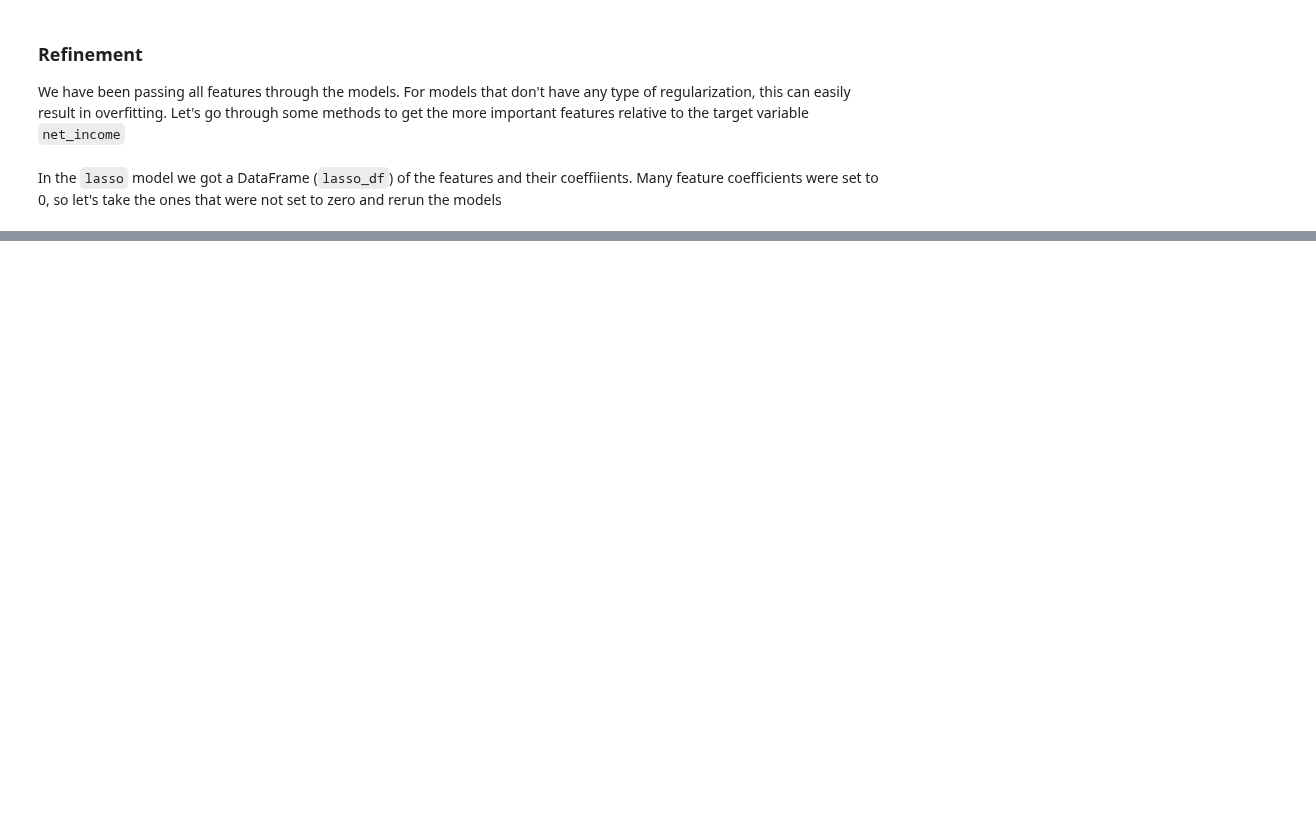
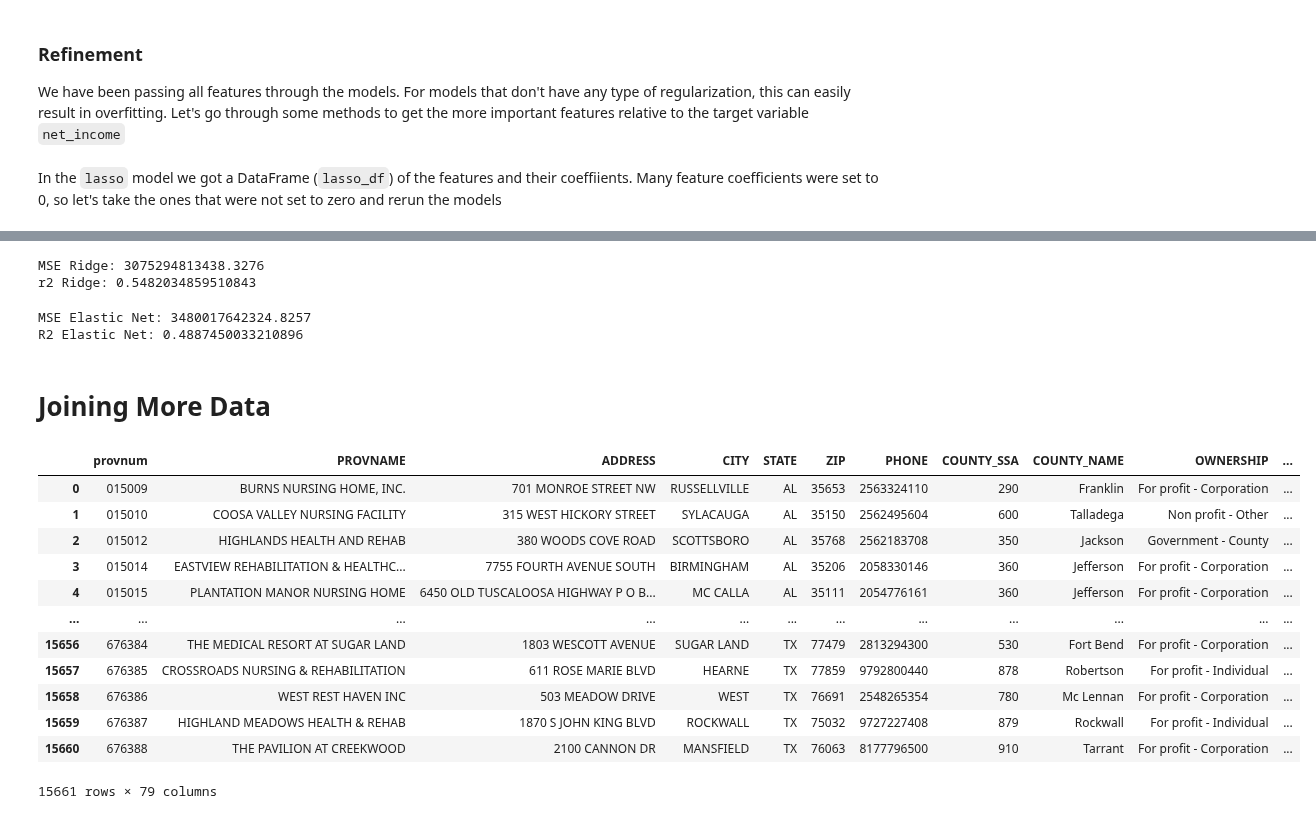
Before and after one commit to Musiik-fn/620-Project-Codebase, a Jupyter notebook: Codebase/620ProjectWhiteboard.ipynb, the cells around one changed output, grey strips where cells are left out. Drawn from its saved outputs; the diff is of its cells as text; code cells hidden in the pictures; blank space fills up the shorter version.

Commit message:
joining data section started

```diff
--- a/Codebase/620ProjectWhiteboard.ipynb
+++ b/Codebase/620ProjectWhiteboard.ipynb
@@ -820,0 +864,50 @@ Name: Feature, Length: 107, dtype: object
+# %%
+
+from sklearn.linear_model import Ridge
+ridge_model = Ridge(alpha = 20000)
+ridge_model.fit(X_train, y_train)
+y_pred_ridge = ridge_model.predict(X_test)
+mse_ridge = mean_squared_error(y_test, y_pred_ridge)
+r2_ridge = r2_score(y_test, y_pred_ridge)
+
+print(f'MSE Ridge: {mse_ridge}')
+print(f'r2 Ridge: {r2_ridge}')
+# print(f'Coefficients: {ridge_model.coef_}')
+# %% [output]
+MSE Ridge: 3075294813438.3276
+r2 Ridge: 0.5482034859510843
+# %%
+
+from sklearn.linear_model import ElasticNet
+
+elastic_net_model = ElasticNet(alpha=1.0, l1_ratio=0.5)
+elastic_net_model.fit(X_train, y_train)
+y_pred_en = elastic_net_model.predict(X_test)
+mse_en = mean_squared_error(y_test, y_pred_en)
+r2_en = r2_score(y_test, y_pred_en)
+
+print(f'MSE Elastic Net: {mse_en}')
+print(f'R2 Elastic Net: {r2_en}')
+# %% [output]
+MSE Elastic Net: 3480017642324.8257
+R2 Elastic Net: 0.4887450033210896
+# %% [markdown]
+# Joining More Data
+# %%
+providerInfo_df = pd.read_csv('/Users/josh/Library/CloudStorage/OneDrive-Personal/Desktop Files/Textbooks and Syllabi/CSUN Semester 6/BANA 620/Project/Data/ProviderInfo_2015.csv')
+
+providerInfo_df
+# %% [output]
+|  | provnum | PROVNAME | ADDRESS | CITY | STATE | ZIP | PHONE | COUNTY_SSA | COUNTY_NAME | OWNERSHIP | ... |
+| 0 | 015009 | BURNS NURSING HOME, INC. | 701 MONROE STREET NW | RUSSELLVILLE | AL | 35653 | 2563324110 | 290 | Franklin | For profit - Corporation | ... |
+| 1 | 015010 | COOSA VALLEY NURSING FACILITY | 315 WEST HICKORY STREET | SYLACAUGA | AL | 35150 | 2562495604 | 600 | Talladega | Non profit - Other | ... |
+| 2 | 015012 | HIGHLANDS HEALTH AND REHAB | 380 WOODS COVE ROAD | SCOTTSBORO | AL | 35768 | 2562183708 | 350 | Jackson | Government - County | ... |
+| 3 | 015014 | EASTVIEW REHABILITATION & HEALTHC... | 7755 FOURTH AVENUE SOUTH | BIRMINGHAM | AL | 35206 | 2058330146 | 360 | Jefferson | For profit - Corporation | ... |
+| 4 | 015015 | PLANTATION MANOR NURSING HOME | 6450 OLD TUSCALOOSA HIGHWAY P O B... | MC CALLA | AL | 35111 | 2054776161 | 360 | Jefferson | For profit - Corporation | ... |
+| ... | ... | ... | ... | ... | ... | ... | ... | ... | ... | ... | ... |
+| 15656 | 676384 | THE MEDICAL RESORT AT SUGAR LAND | 1803 WESCOTT AVENUE | SUGAR LAND | TX | 77479 | 2813294300 | 530 | Fort Bend | For profit - Corporation | ... |
+| 15657 | 676385 | CROSSROADS NURSING & REHABILITATION | 611 ROSE MARIE BLVD | HEARNE | TX | 77859 | 9792800440 | 878 | Robertson | For profit - Individual | ... |
+| 15658 | 676386 | WEST REST HAVEN INC | 503 MEADOW DRIVE | WEST | TX | 76691 | 2548265354 | 780 | Mc Lennan | For profit - Corporation | ... |
+| 15659 | 676387 | HIGHLAND MEADOWS HEALTH & REHAB | 1870 S JOHN KING BLVD | ROCKWALL | TX | 75032 | 9727227408 | 879 | Rockwall | For profit - Individual | ... |
+| 15660 | 676388 | THE PAVILION AT CREEKWOOD | 2100 CANNON DR | MANSFIELD | TX | 76063 | 8177796500 | 910 | Tarrant | For profit - Corporation | ... |
+15661 rows × 79 columns
```
Also changed, not shown: parts of 10 cells of this notebook.
